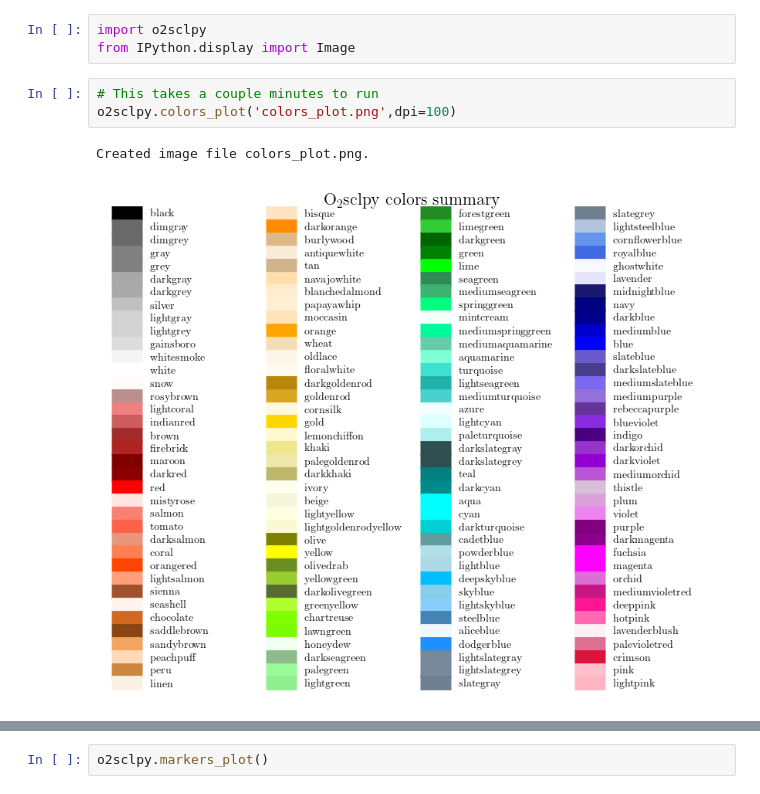
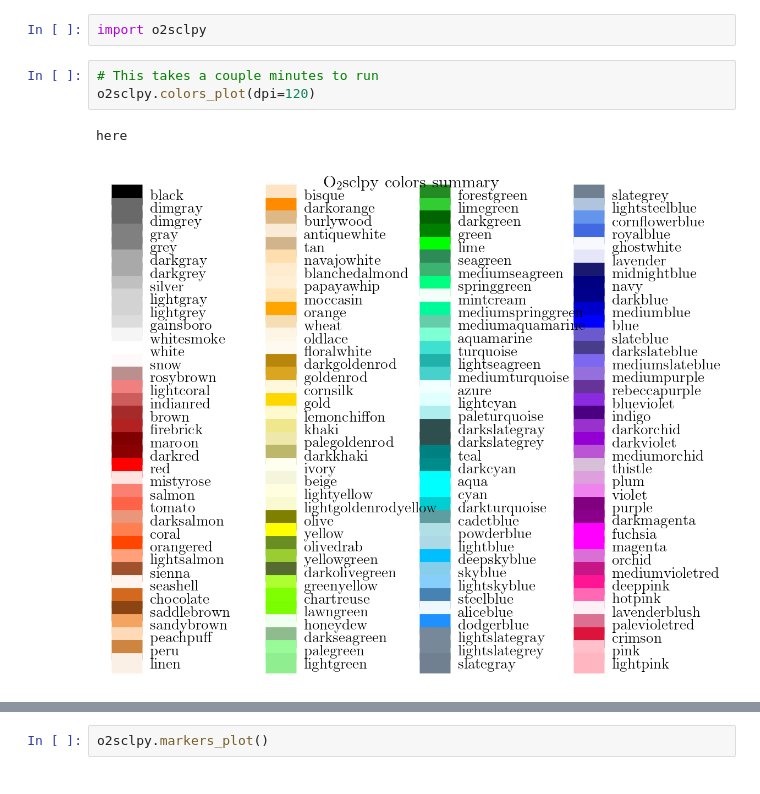
Before and after one commit to awsteiner/o2sclpy, a Jupyter notebook: doc/static/examples/plot_info.ipynb, the cells around one changed output, grey strips where cells are left out. Cells and saved outputs as stored; diff of their text form.

Commit message:
Work on plot_info.ipynb.

```diff
--- a/doc/static/examples/plot_info.ipynb
+++ b/doc/static/examples/plot_info.ipynb
@@ -1,9 +1,8 @@
 # %%
 import o2sclpy
-from IPython.display import Image
 # %%
 # This takes a couple minutes to run
-o2sclpy.colors_plot('colors_plot.png',dpi=100)
+o2sclpy.colors_plot(dpi=120)
 # %% [output]
-Created image file colors_plot.png.
+here
-[figure, old version]
+[figure, new version]
```
Also changed, not shown: parts of 2 cells of this notebook, 1 other file.
